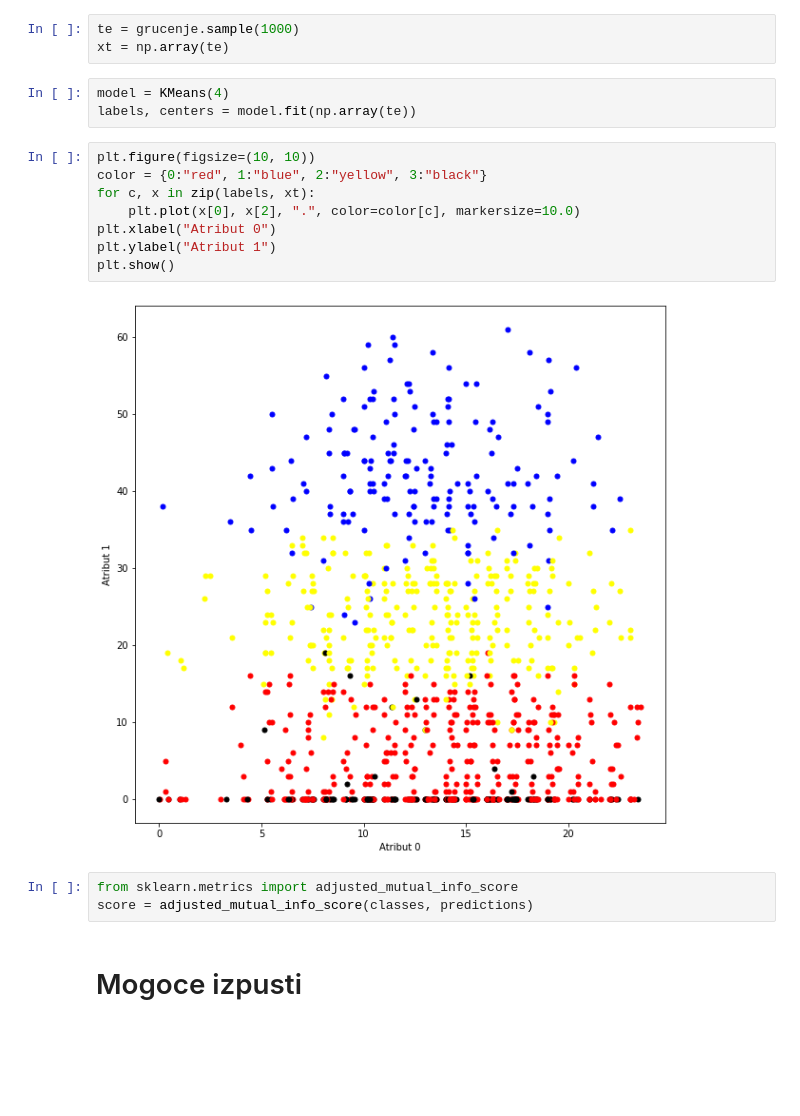
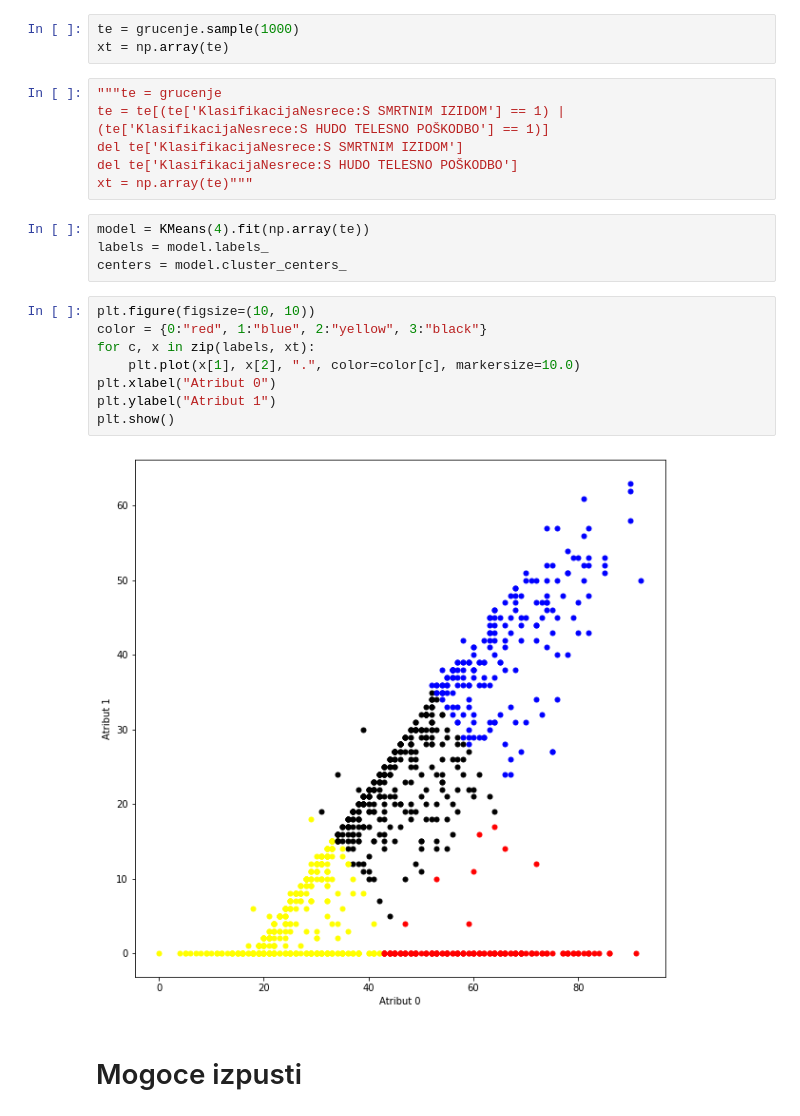
Before and after one commit to matej2000/PR21MV, a Jupyter notebook: main.ipynb, the cells around one changed output. Cells and saved outputs as stored; diff of their text form; blank space fills up the shorter version.

```diff
--- a/main.ipynb
+++ b/main.ipynb
@@ -312,22 +306,26 @@ for a in sez:
 # %%
 te = grucenje.sample(1000)
 xt = np.array(te)
+# %%
+"""te = grucenje
+te = te[(te['KlasifikacijaNesrece:S SMRTNIM IZIDOM'] == 1) | (te['KlasifikacijaNesrece:S HUDO TELESNO POŠKODBO'] == 1)]
+del te['KlasifikacijaNesrece:S SMRTNIM IZIDOM']
+del te['KlasifikacijaNesrece:S HUDO TELESNO POŠKODBO']
+xt = np.array(te)"""
 # %%
-model = KMeans(4)
-labels, centers = model.fit(np.array(te))
+model = KMeans(4).fit(np.array(te))
+labels = model.labels_
+centers = model.cluster_centers_
 # %%
 plt.figure(figsize=(10, 10))
 color = {0:"red", 1:"blue", 2:"yellow", 3:"black"}
 for c, x in zip(labels, xt):
-    plt.plot(x[0], x[2], ".", color=color[c], markersize=10.0)
+    plt.plot(x[1], x[2], ".", color=color[c], markersize=10.0)
 plt.xlabel("Atribut 0")
 plt.ylabel("Atribut 1")
 plt.show()
 # %% [output]
-[figure, old version]
+[figure, new version]
-# %%
-from sklearn.metrics import adjusted_mutual_info_score
-score = adjusted_mutual_info_score(classes, predictions)
 # %% [markdown]
 # Mogoce izpusti
 # %%
```
Also changed, not shown: parts of 7 cells of this notebook.
